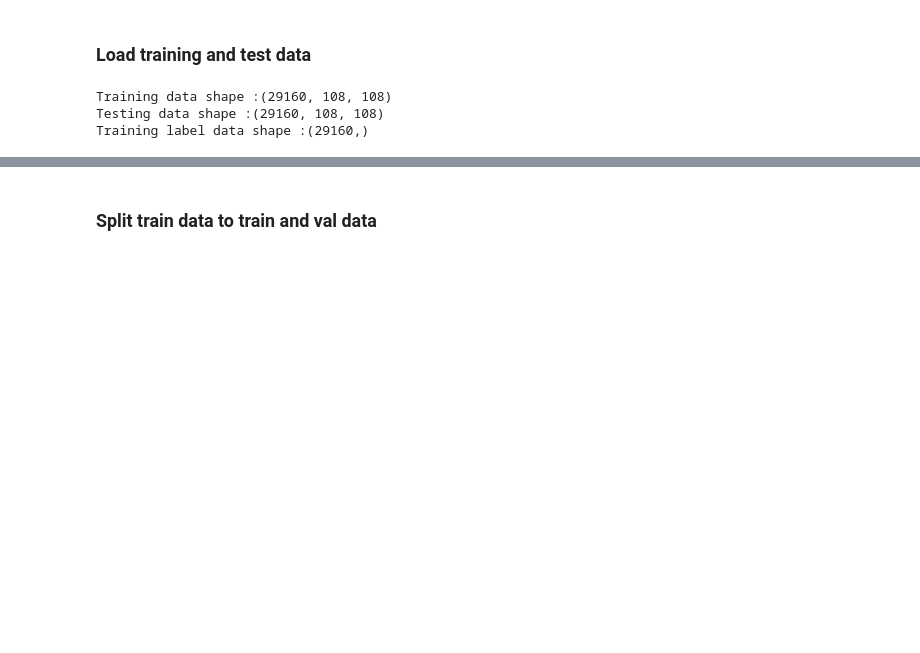
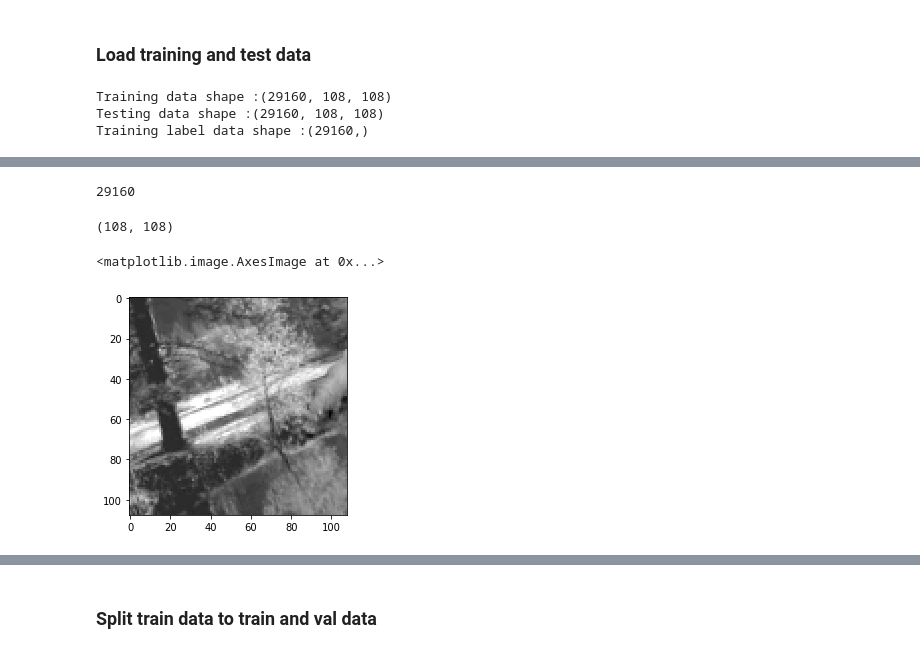
Before and after one commit to rohit5945/CS763-Assignment, a Jupyter notebook: Assignment_3_Solution/Assignment_Solution.ipynb, the cells around one changed output, grey strips where cells are left out. Saved outputs shown, nothing was run; the diff lists cells and outputs as text; code cells hidden in the pictures; blank space fills up the shorter version.

```diff
--- a/Assignment_3_Solution/Assignment_Solution.ipynb
+++ b/Assignment_3_Solution/Assignment_Solution.ipynb
@@ -28,0 +54,4 @@ Training label data shape :(29160,)
+# %%
+train_data,train_labels=data_augment(train_data,train_labels)
+# %% [output]
+29160
@@ -28,0 +60,11 @@ Training label data shape :(29160,)
+# %%
+im=train_data[11]
+# %%
+im.shape
+# %% [output]
+(108, 108)
+# %%
+plt.imshow(im,cmap='gray')
+# %% [output]
+<matplotlib.image.AxesImage at 0x...>
+[figure, added]
```
Also changed, not shown: parts of 44 cells of this notebook, 3 other files.
